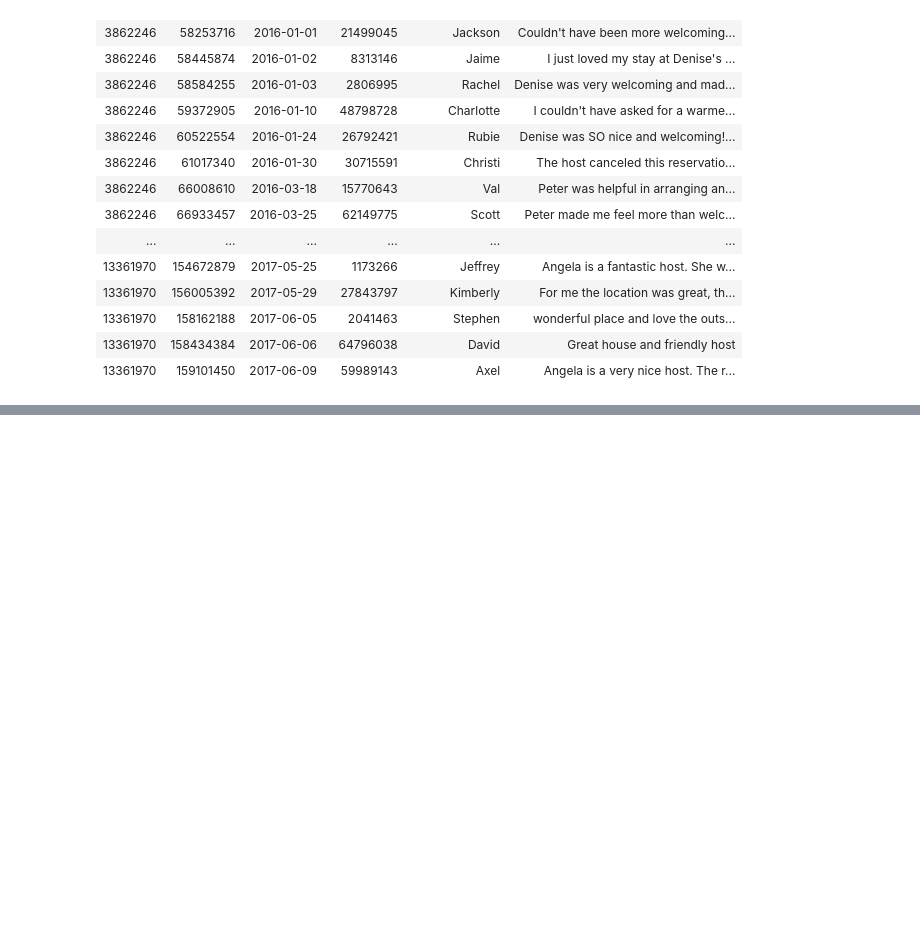
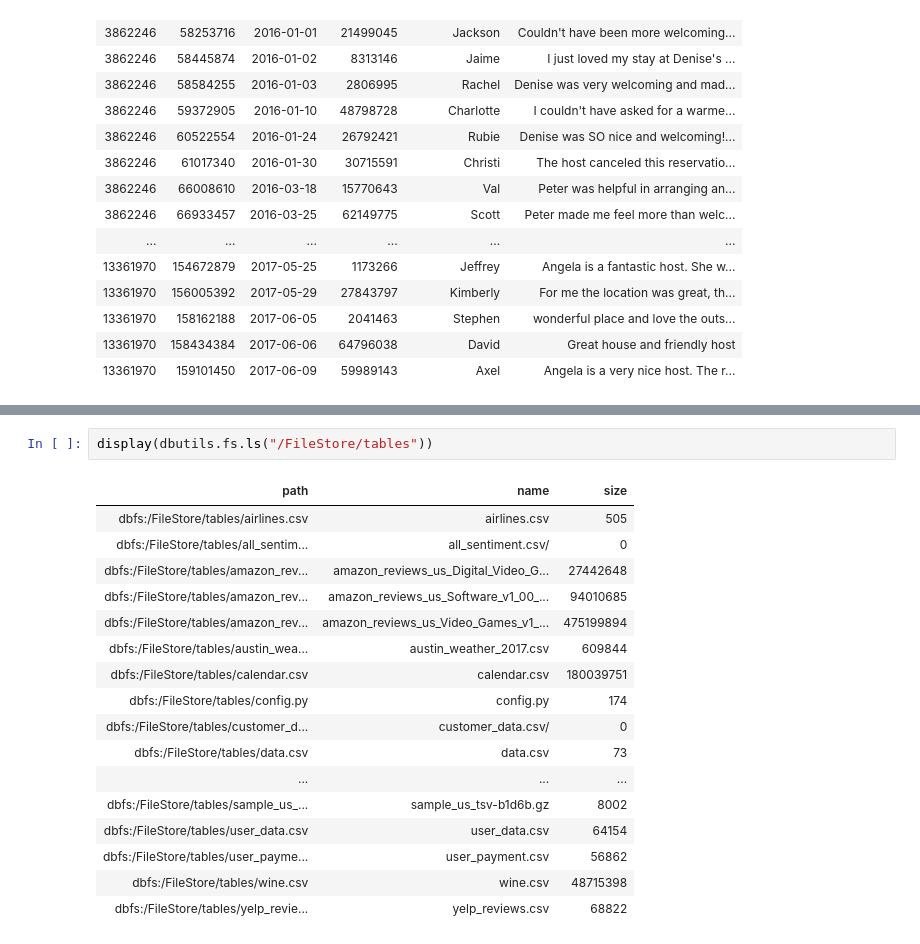
Before and after one commit to hayleyjellison/up-in-the-airbnb, a Jupyter notebook: notebooks/databricks/sentiment_analysis.ipynb, the cells around one changed output, grey strips where cells are left out. Cells and saved outputs as stored; diff of their text form; blank space fills up the shorter version.

```diff
--- a/notebooks/databricks/sentiment_analysis.ipynb
+++ b/notebooks/databricks/sentiment_analysis.ipynb
@@ -223,0 +261,20 @@ display(annotations_df.select("text", "sentiment", classifySentiment("sentiment"
+# %%
+display(dbutils.fs.ls("/FileStore/tables"))
+# %% [output]
+| path | name | size |
+| dbfs:/FileStore/tables/airlines.csv | airlines.csv | 505 |
+| dbfs:/FileStore/tables/all_sentim... | all_sentiment.csv/ | 0 |
+| dbfs:/FileStore/tables/amazon_rev... | amazon_reviews_us_Digital_Video_G... | 27442648 |
+| dbfs:/FileStore/tables/amazon_rev... | amazon_reviews_us_Software_v1_00_... | 94010685 |
+| dbfs:/FileStore/tables/amazon_rev... | amazon_reviews_us_Video_Games_v1_... | 475199894 |
+| dbfs:/FileStore/tables/austin_wea... | austin_weather_2017.csv | 609844 |
+| dbfs:/FileStore/tables/calendar.csv | calendar.csv | 180039751 |
+| dbfs:/FileStore/tables/config.py | config.py | 174 |
+| dbfs:/FileStore/tables/customer_d... | customer_data.csv/ | 0 |
+| dbfs:/FileStore/tables/data.csv | data.csv | 73 |
+| ... | ... | ... |
+| dbfs:/FileStore/tables/sample_us_... | sample_us_tsv-b1d6b.gz | 8002 |
+| dbfs:/FileStore/tables/user_data.csv | user_data.csv | 64154 |
+| dbfs:/FileStore/tables/user_payme... | user_payment.csv | 56862 |
+| dbfs:/FileStore/tables/wine.csv | wine.csv | 48715398 |
+| dbfs:/FileStore/tables/yelp_revie... | yelp_reviews.csv | 68822 |
```
Also changed, not shown: parts of 23 cells of this notebook, 2 other files.
